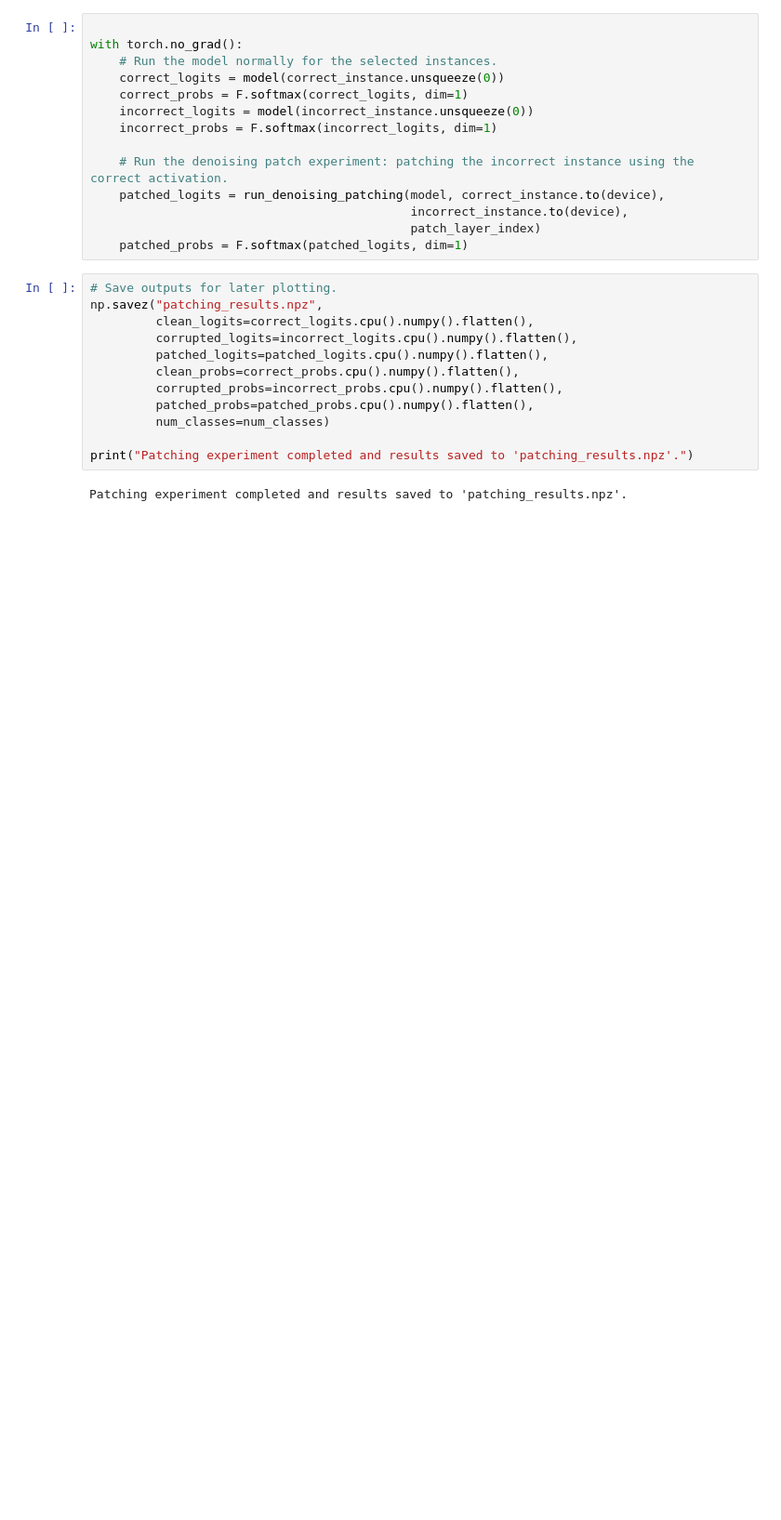
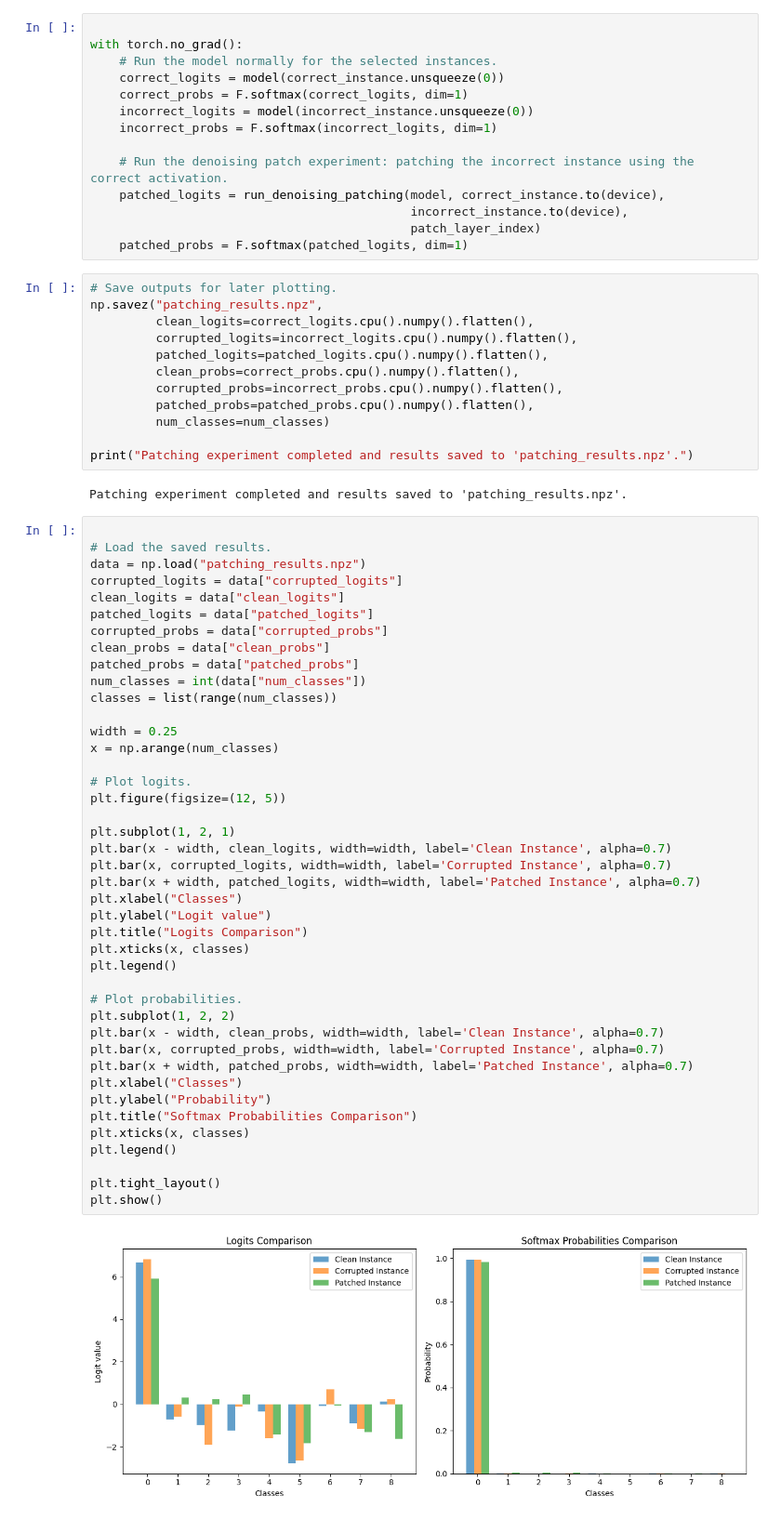
Before and after one commit to mathiisk/Mechanical-Interpretability, a Jupyter notebook: TST/TSTPatching.ipynb, the cells around one changed output. Shown at 93% size. Saved outputs shown, nothing was run; the diff lists cells and outputs as text; blank space fills up the shorter version.

```diff
--- a/TST/TSTPatching.ipynb
+++ b/TST/TSTPatching.ipynb
@@ -309,3 +282,47 @@ np.savez("patching_results.npz",
 print("Patching experiment completed and results saved to 'patching_results.npz'.")
 # %% [output]
 Patching experiment completed and results saved to 'patching_results.npz'.
+# %%
+
+# Load the saved results.
+data = np.load("patching_results.npz")
+corrupted_logits = data["corrupted_logits"]
+clean_logits = data["clean_logits"]
+patched_logits = data["patched_logits"]
+corrupted_probs = data["corrupted_probs"]
+clean_probs = data["clean_probs"]
+patched_probs = data["patched_probs"]
+num_classes = int(data["num_classes"])
+classes = list(range(num_classes))
+
+width = 0.25
+x = np.arange(num_classes)
+
+# Plot logits.
+plt.figure(figsize=(12, 5))
+
+plt.subplot(1, 2, 1)
+plt.bar(x - width, clean_logits, width=width, label='Clean Instance', alpha=0.7)
+plt.bar(x, corrupted_logits, width=width, label='Corrupted Instance', alpha=0.7)
+plt.bar(x + width, patched_logits, width=width, label='Patched Instance', alpha=0.7)
+plt.xlabel("Classes")
+plt.ylabel("Logit value")
+plt.title("Logits Comparison")
+plt.xticks(x, classes)
+plt.legend()
+
+# Plot probabilities.
+plt.subplot(1, 2, 2)
+plt.bar(x - width, clean_probs, width=width, label='Clean Instance', alpha=0.7)
+plt.bar(x, corrupted_probs, width=width, label='Corrupted Instance', alpha=0.7)
+plt.bar(x + width, patched_probs, width=width, label='Patched Instance', alpha=0.7)
+plt.xlabel("Classes")
+plt.ylabel("Probability")
+plt.title("Softmax Probabilities Comparison")
+plt.xticks(x, classes)
+plt.legend()
+
+plt.tight_layout()
+plt.show()
+# %% [output]
+[figure, added]
```
Also changed, not shown: parts of 8 cells of this notebook, 3 other files.
